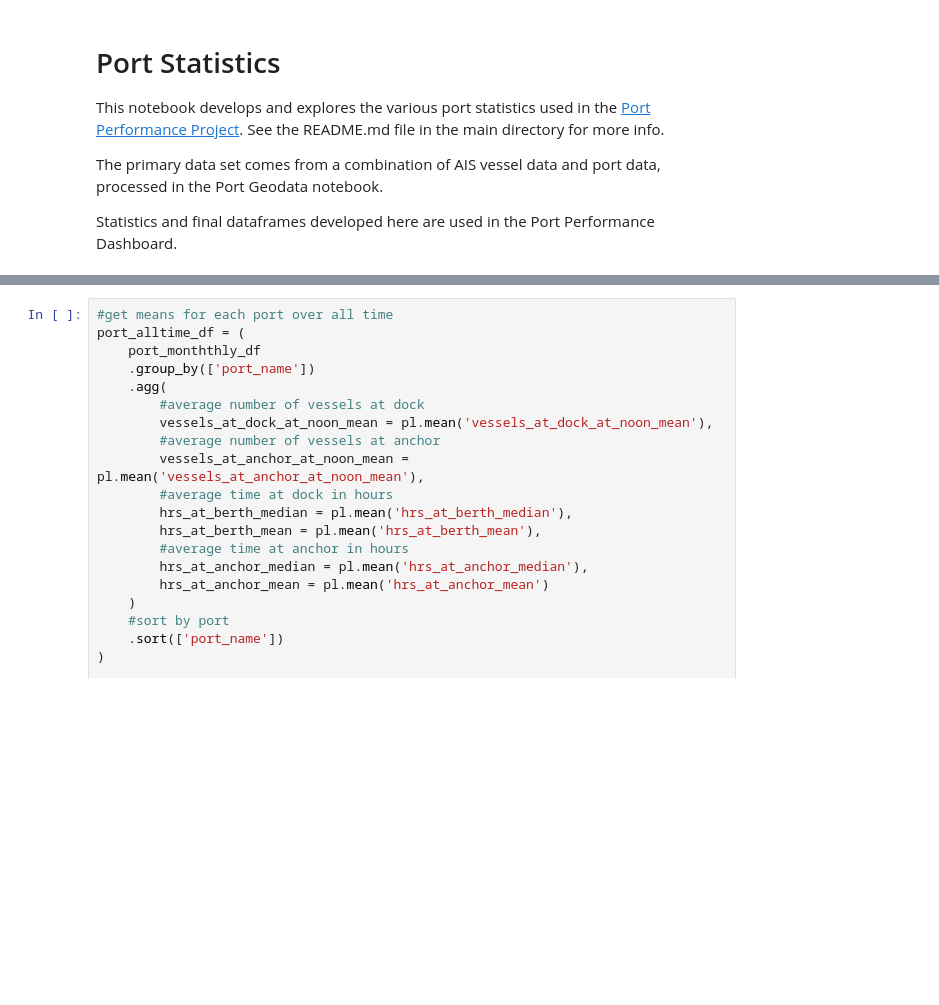
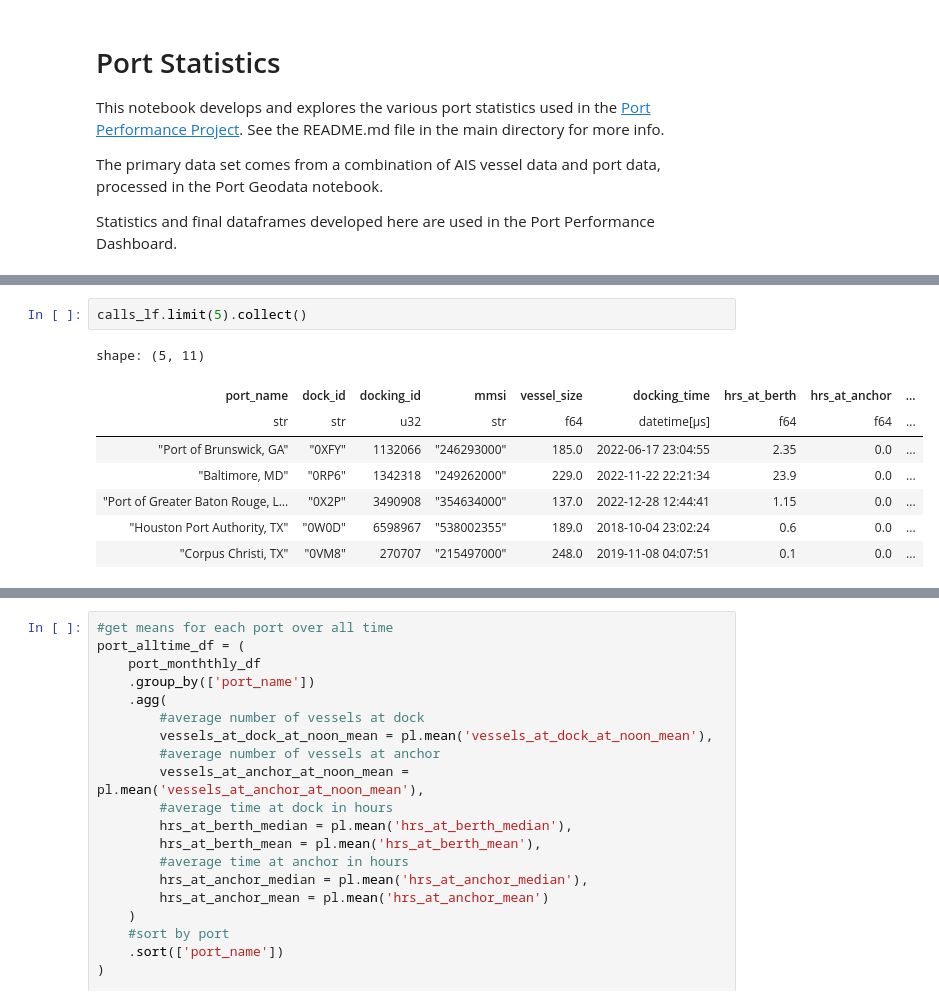
Before and after one commit to epistemetrica/Port-Performance-Project, a Jupyter notebook: port_stats.ipynb, the cells around one changed output, grey strips where cells are left out. Drawn from its saved outputs; the diff is of its cells as text; blank space fills up the shorter version.

```diff
--- a/port_stats.ipynb
+++ b/port_stats.ipynb
@@ -54,0 +109,11 @@ shape: (5, 120)
+# %%
+calls_lf.limit(5).collect()
+# %% [output]
+shape: (5, 11)
+| port_name | dock_id | docking_id | mmsi | vessel_size | docking_time | hrs_at_berth | hrs_at_anchor | ... |
+| str | str | u32 | str | f64 | datetime[μs] | f64 | f64 | ... |
+| "Port of Brunswick, GA" | "0XFY" | 1132066 | "246293000" | 185.0 | 2022-06-17 23:04:55 | 2.35 | 0.0 | ... |
+| "Baltimore, MD" | "0RP6" | 1342318 | "249262000" | 229.0 | 2022-11-22 22:21:34 | 23.9 | 0.0 | ... |
+| "Port of Greater Baton Rouge, L… | "0X2P" | 3490908 | "354634000" | 137.0 | 2022-12-28 12:44:41 | 1.15 | 0.0 | ... |
+| "Houston Port Authority, TX" | "0W0D" | 6598967 | "538002355" | 189.0 | 2018-10-04 23:02:24 | 0.6 | 0.0 | ... |
+| "Corpus Christi, TX" | "0VM8" | 270707 | "215497000" | 248.0 | 2019-11-08 04:07:51 | 0.1 | 0.0 | ... |
```
Also changed, not shown: parts of 9 cells of this notebook, 2 other files.
